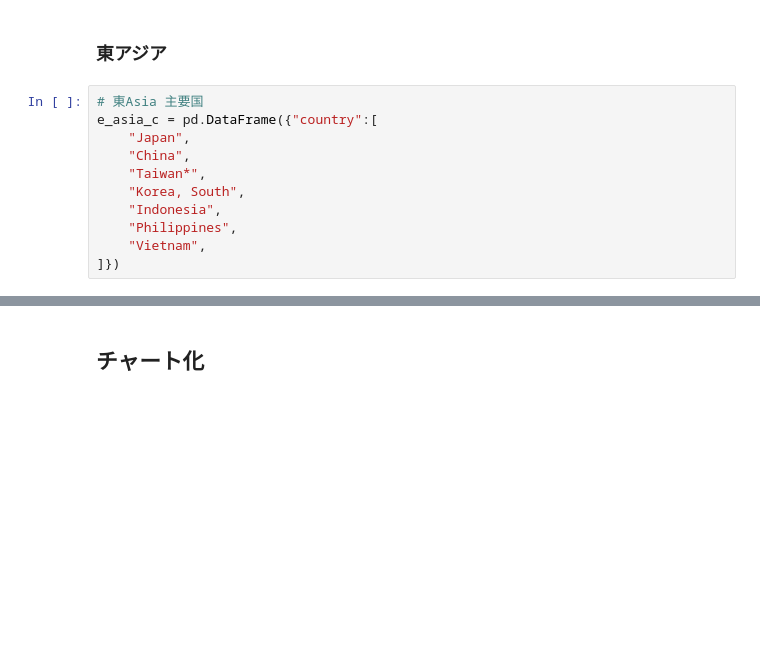
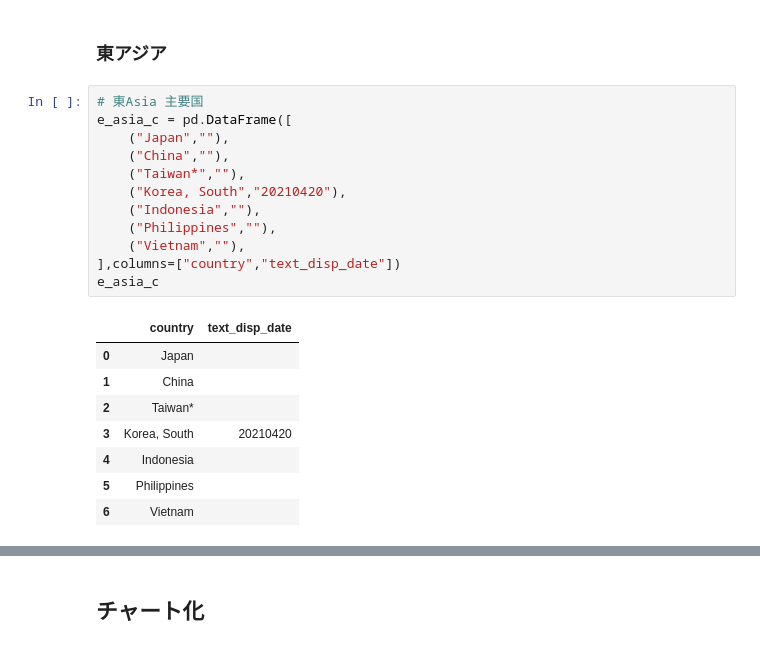
Before and after one commit to marzg510/data-analyze-covid-19, a Jupyter notebook: covid-19-global-daily.ipynb, the cells around one changed output, grey strips where cells are left out. Drawn from its saved outputs; the diff is of its cells as text; blank space fills up the shorter version.

```diff
--- a/covid-19-global-daily.ipynb
+++ b/covid-19-global-daily.ipynb
@@ -435,15 +448,25 @@ memory usage: 540.0+ KB
 ### 東アジア
 # %%
 # 東Asia 主要国
-e_asia_c = pd.DataFrame({"country":[
-    "Japan",
-    "China",
-    "Taiwan*",
-    "Korea, South",
-    "Indonesia",
-    "Philippines",
-    "Vietnam",
-]})
+e_asia_c = pd.DataFrame([
+    ("Japan",""),
+    ("China",""),
+    ("Taiwan*",""),
+    ("Korea, South","20210420"),
+    ("Indonesia",""),
+    ("Philippines",""),
+    ("Vietnam",""),
+],columns=["country","text_disp_date"])
+e_asia_c
+# %% [output]
+|  | country | text_disp_date |
+| 0 | Japan |  |
+| 1 | China |  |
+| 2 | Taiwan* |  |
+| 3 | Korea, South | 20210420 |
+| 4 | Indonesia |  |
+| 5 | Philippines |  |
+| 6 | Vietnam |  |
 # %%
 e_a_trans = pd.merge(e_asia_c, trans_pop[trans_pop["Province/State"].isna()], on="country", how="inner")
 e_a_trans
```
Also changed, not shown: parts of 19 cells of this notebook, 19 other files.
